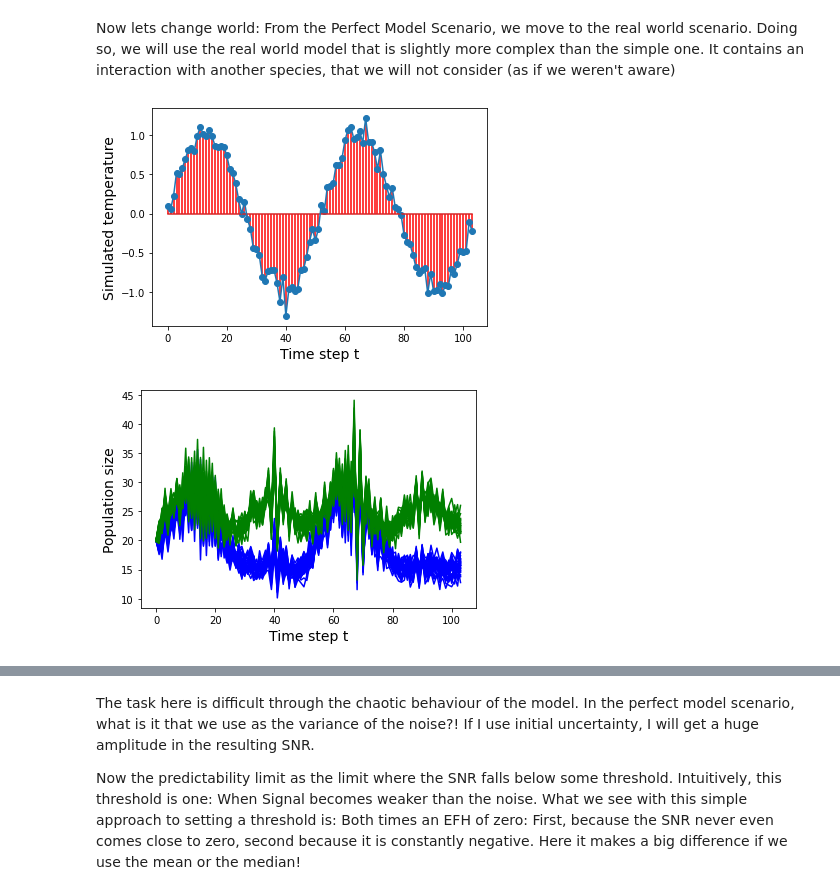
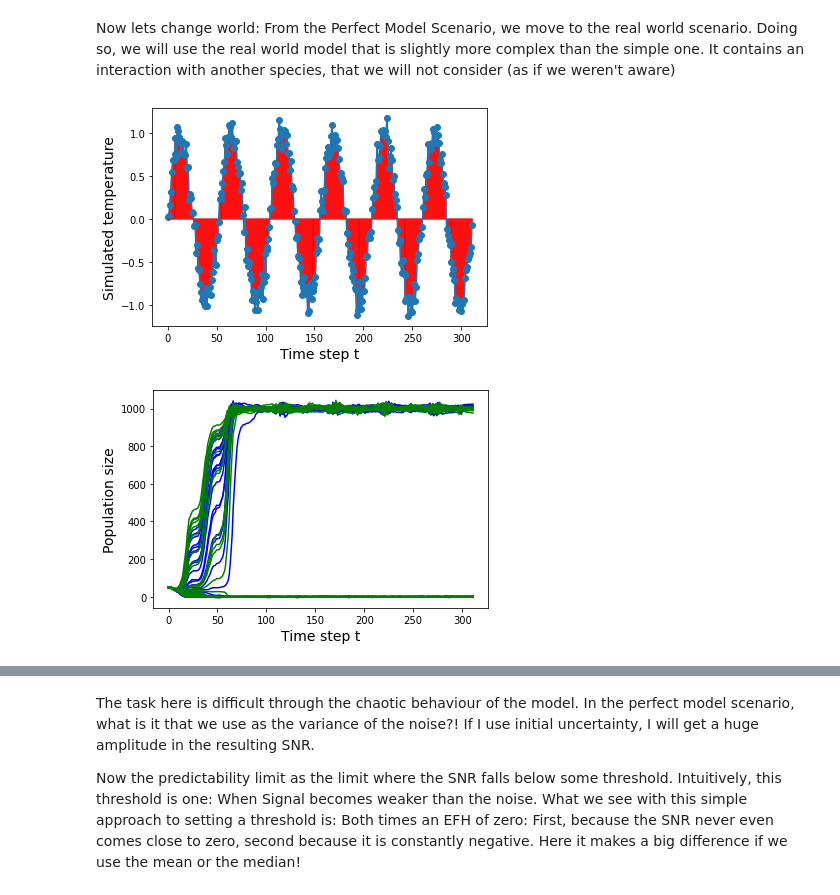
Before and after one commit to MWesselkamp/Ricker, a Jupyter notebook: signal_noise_ratio.ipynb, the cells around one changed output, grey strips where cells are left out. Cells and saved outputs as stored; diff of their text form; code cells hidden in the pictures.

```diff
--- a/signal_noise_ratio.ipynb
+++ b/signal_noise_ratio.ipynb
@@ -115,16 +107,16 @@ Now lets change world: From the Perfect Model Scenario, we move to the real worl
 # %%
 # create simulator object
 sims = simulations.Simulator()
 # Set hyperparameters. We'll simulate on a weekly resolution. Years is changed to weeks.
-sims.hyper_parameters(simulated_years=2,
+sims.hyper_parameters(simulated_years=6,
                            ensemble_size=30,
-                           initial_size=(20, 20)) # here we have to give init for both populations
+                           initial_size=(50, 50)) # here we have to give init for both populations
 sims.simulation_parameters(regime="non-chaotic", behaviour="stochastic")
 sims.environment('exogeneous', trend=False)
 sims.model_type("multi-species")
 x_true = sims.simulate()
 # %% [output]
-[figure, old version]
+[figure, new version]
-[figure, old version]
+[figure, new version]
 # %%
 # We only use the data from one species, this is our real world data.
```
Also changed, not shown: parts of 10 cells of this notebook, 5 other files.
